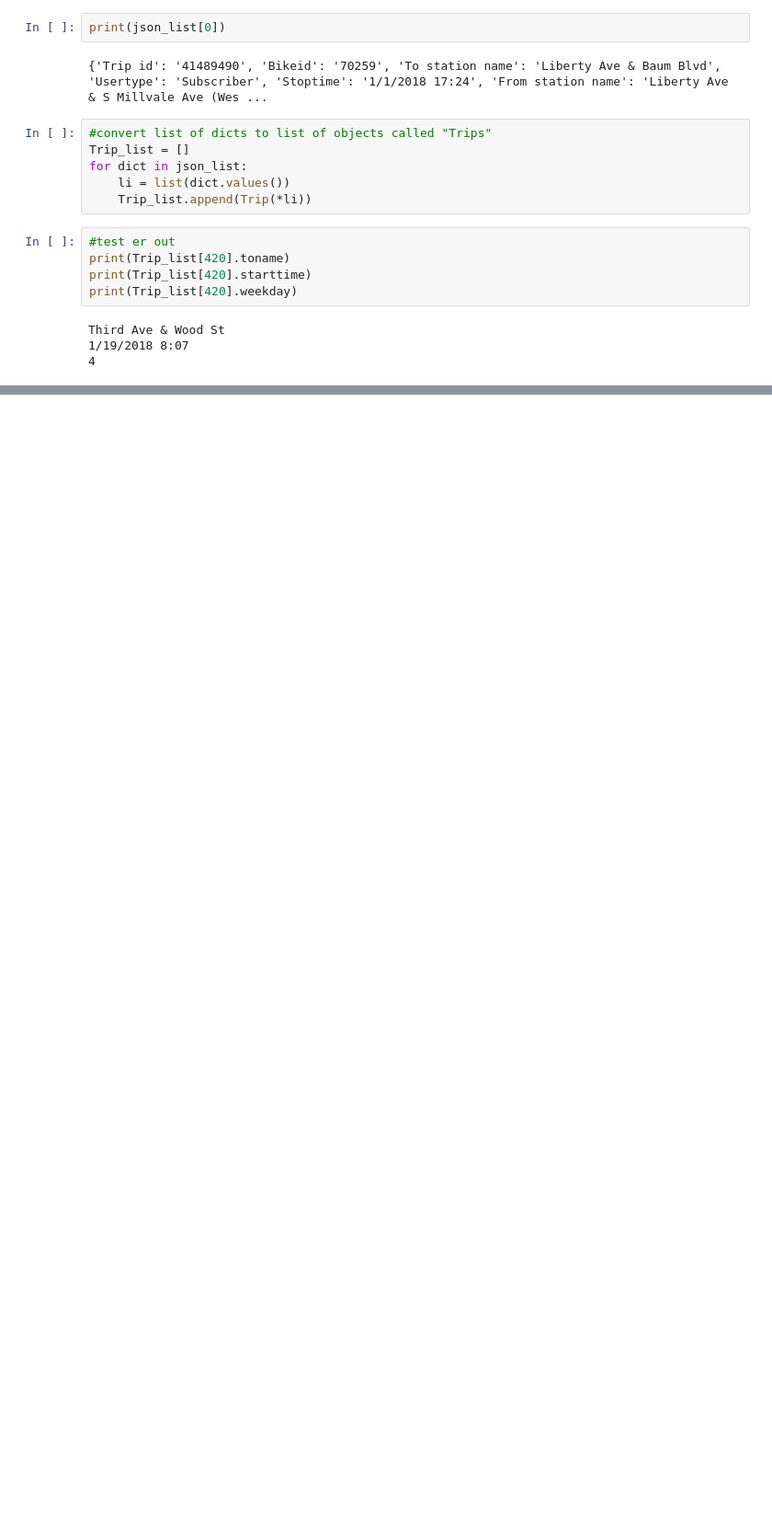
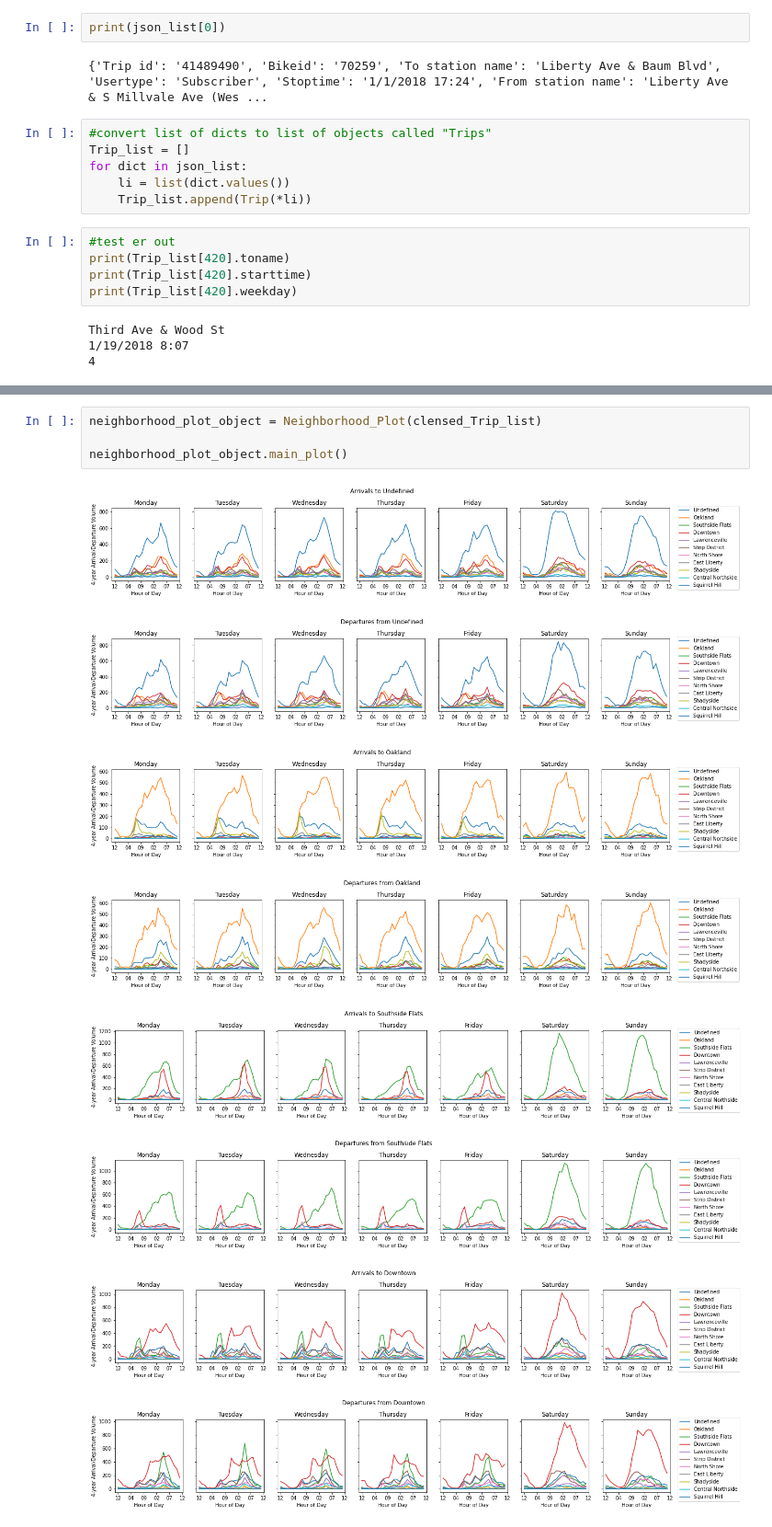
Before and after one commit to camhwilson/HealthyRide, a Jupyter notebook: analytics.ipynb, the cells around one changed output, grey strips where cells are left out. Shown at 92% size. Saved outputs shown, nothing was run; the diff lists cells and outputs as text; blank space fills up the shorter version.

```diff
--- a/analytics.ipynb
+++ b/analytics.ipynb
@@ -67,0 +53,13 @@ plot_all(neighborhood_weekday_dict)
+# %%
+neighborhood_plot_object = Neighborhood_Plot(clensed_Trip_list)
+
+neighborhood_plot_object.main_plot()
+# %% [output]
+[figure, added]
+[figure, added]
+[figure, added]
+[figure, added]
+[figure, added]
+[figure, added]
+[figure, added]
+[figure, added]
```
Also changed, not shown: parts of 8 cells of this notebook, 3 other files.
